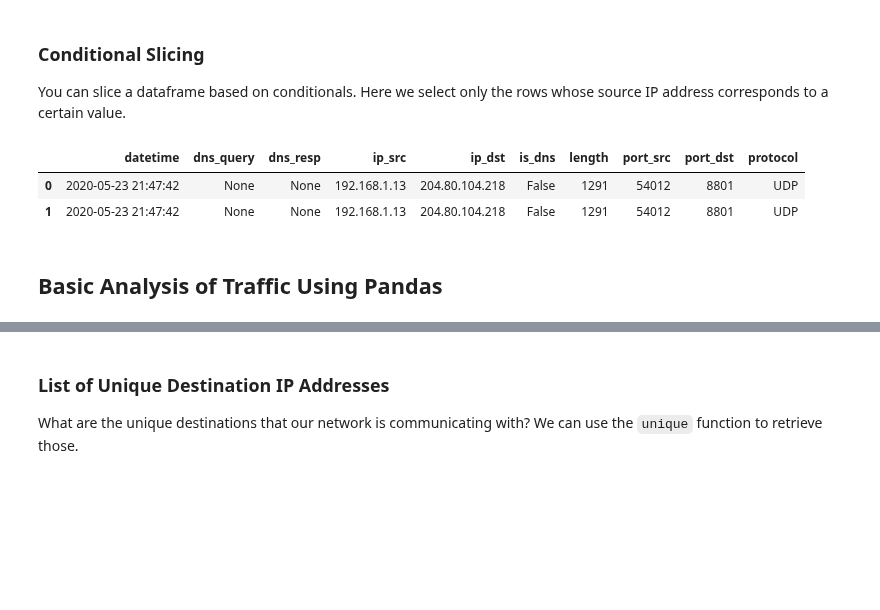
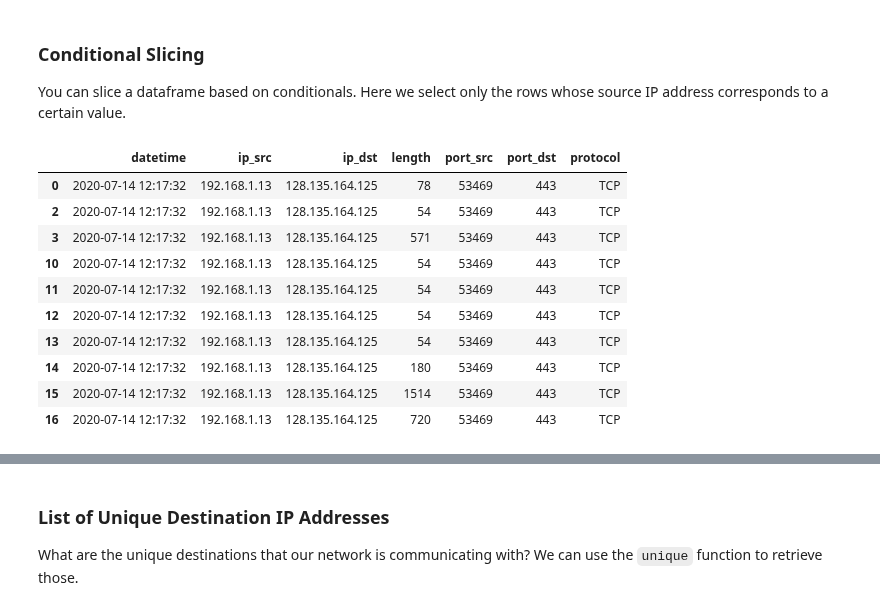
Before and after one commit to noise-lab/ml-networking, a Jupyter notebook: notebooks/0-Packet Capture Analysis.ipynb, the cells around one changed output, grey strips where cells are left out. Drawn from its saved outputs; the diff is of its cells as text; code cells hidden in the pictures; blank space fills up the shorter version.

```diff
--- a/notebooks/0-Packet Capture Analysis.ipynb
+++ b/notebooks/0-Packet Capture Analysis.ipynb
@@ -41,6 +41,8 @@ from parse_pcap import pcap_to_pandas, send_rates
 # Insert your own packet capture here.
 
 #pcap = pcap_to_pandas('/tmp/example-20200523.pcap')
-pcap = pcap_to_pandas('/Users/feamster/Downloads/uchicagocs-web-20200714.pcap')
-pcap.head(n=4)
+pcap = pcap_to_pandas('/home/feamster/classes/ml-networking/pcaps/uchicagocs-web-20200714.pcap')
+
+# look at the first n rows of the packet capture
+pcap.head(5)
 # %% [output]
@@ -64,5 +73,6 @@ Index(['datetime', 'dns_query', 'dns_resp', 'ip_dst', 'ip_dst_int', 'ip_src',
 
 Pandas allows the use of slicing to subselect columns. Let's use that function to cut down our list of columns to some columns on which we want to do further analysis.
 # %%
-pcap = pcap.loc[:,['datetime','dns_query','dns_resp','ip_src','ip_dst',
-                   'is_dns','length','port_src','port_dst','protocol']]
+pcap = pcap.loc[:,['datetime','ip_src','ip_dst',
+                   'length','port_src','port_dst','protocol']]
+pcap.head(10)
@@ -71,10 +93,16 @@ pcap = pcap.loc[:,['datetime','dns_query','dns_resp','ip_src','ip_dst',
 
 You can slice a dataframe based on conditionals.  Here we select only the rows whose source IP address corresponds to a certain value.
 # %%
-pcap[pcap['ip_src'] == '192.168.1.13'].head(2)
+pcap[pcap['ip_src'] == '192.168.1.13'].head(10)
 # %% [output]
-|  | datetime | dns_query | dns_resp | ip_src | ip_dst | is_dns | length | port_src | port_dst | protocol |
-| 0 | 2020-05-23 21:47:42 | None | None | 192.168.1.13 | 204.80.104.218 | False | 1291 | 54012 | 8801 | UDP |
-| 1 | 2020-05-23 21:47:42 | None | None | 192.168.1.13 | 204.80.104.218 | False | 1291 | 54012 | 8801 | UDP |
+|  | datetime | ip_src | ip_dst | length | port_src | port_dst | protocol |
+| 0 | 2020-07-14 12:17:32 | 192.168.1.13 | 128.135.164.125 | 78 | 53469 | 443 | TCP |
+| 2 | 2020-07-14 12:17:32 | 192.168.1.13 | 128.135.164.125 | 54 | 53469 | 443 | TCP |
+| 3 | 2020-07-14 12:17:32 | 192.168.1.13 | 128.135.164.125 | 571 | 53469 | 443 | TCP |
+| 10 | 2020-07-14 12:17:32 | 192.168.1.13 | 128.135.164.125 | 54 | 53469 | 443 | TCP |
+| 11 | 2020-07-14 12:17:32 | 192.168.1.13 | 128.135.164.125 | 54 | 53469 | 443 | TCP |
+| 12 | 2020-07-14 12:17:32 | 192.168.1.13 | 128.135.164.125 | 54 | 53469 | 443 | TCP |
+| 13 | 2020-07-14 12:17:32 | 192.168.1.13 | 128.135.164.125 | 54 | 53469 | 443 | TCP |
+| 14 | 2020-07-14 12:17:32 | 192.168.1.13 | 128.135.164.125 | 180 | 53469 | 443 | TCP |
+| 15 | 2020-07-14 12:17:32 | 192.168.1.13 | 128.135.164.125 | 1514 | 53469 | 443 | TCP |
+| 16 | 2020-07-14 12:17:32 | 192.168.1.13 | 128.135.164.125 | 720 | 53469 | 443 | TCP |
-# %% [markdown]
-## Basic Analysis of Traffic Using Pandas
```
Also changed, not shown: parts of 6 cells of this notebook.
